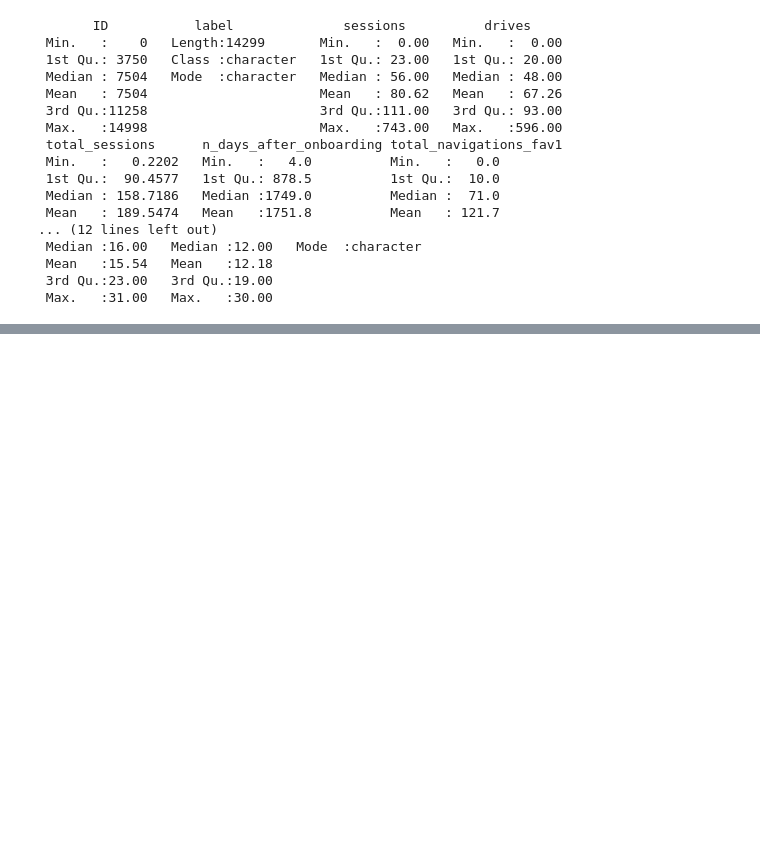
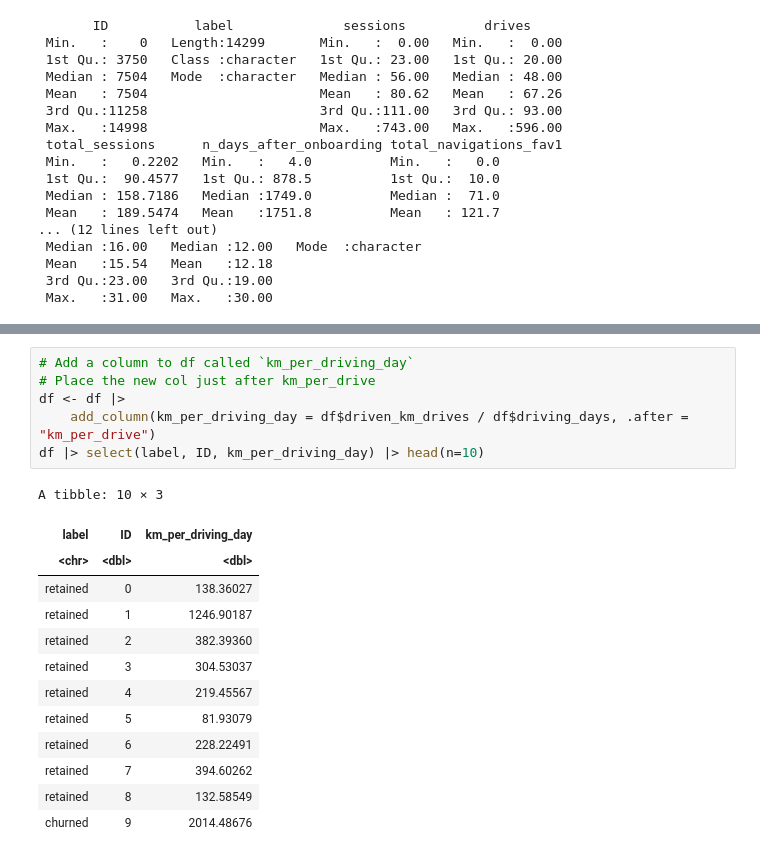
Before and after one commit to tros01/google_advanced_data_analytics, a Jupyter notebook: ga2_waze_r.ipynb, the cells around one changed output, grey strips where cells are left out. Cells and saved outputs as stored; diff of their text form; blank space fills up the shorter version.

```diff
--- a/ga2_waze_r.ipynb
+++ b/ga2_waze_r.ipynb
@@ -186,0 +311,20 @@ A tibble: 2 × 13
+# %%
+# Add a column to df called `km_per_driving_day`
+# Place the new col just after km_per_drive
+df <- df |>
+    add_column(km_per_driving_day = df$driven_km_drives / df$driving_days, .after = "km_per_drive")
+df |> select(label, ID, km_per_driving_day) |> head(n=10)
+# %% [output]
+A tibble: 10 × 3
+| label | ID | km_per_driving_day |
+| <chr> | <dbl> | <dbl> |
+| retained | 0 | 138.36027 |
+| retained | 1 | 1246.90187 |
+| retained | 2 | 382.39360 |
+| retained | 3 | 304.53037 |
+| retained | 4 | 219.45567 |
+| retained | 5 | 81.93079 |
+| retained | 6 | 228.22491 |
+| retained | 7 | 394.60262 |
+| retained | 8 | 132.58549 |
+| churned | 9 | 2014.48676 |
```
Also changed, not shown: parts of 15 cells of this notebook.
